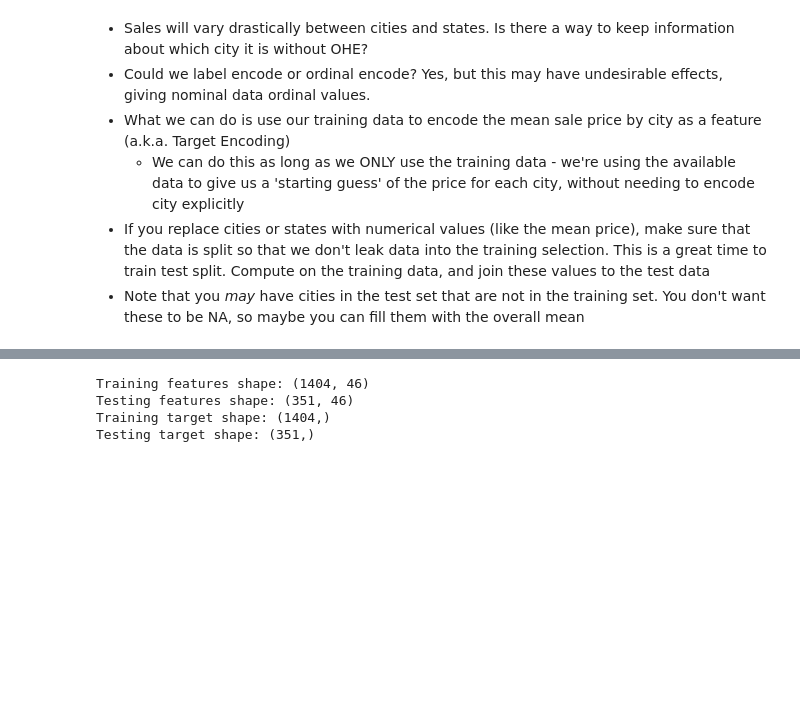
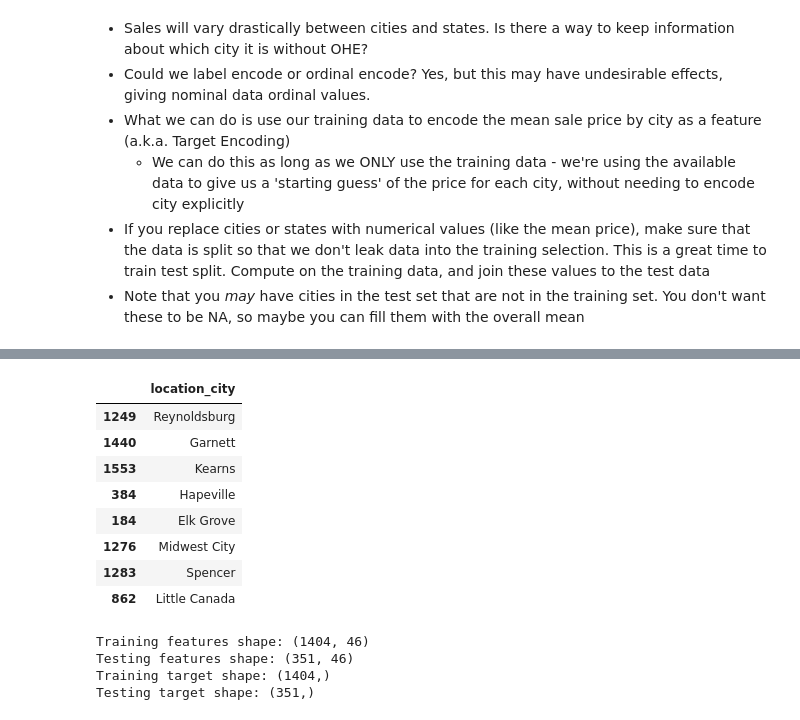
Before and after one commit to MeghanBarritt/midterm_project_datasci, a Jupyter notebook: notebooks/1 - EDA.ipynb, the cells around one changed output, grey strips where cells are left out. Saved outputs shown, nothing was run; the diff lists cells and outputs as text; code cells hidden in the pictures; blank space fills up the shorter version.

```diff
--- a/notebooks/1 - EDA.ipynb
+++ b/notebooks/1 - EDA.ipynb
@@ -757,3 +797,15 @@ X_test['city_target_encoded'] = X_test['location_city'].map(city_price_mean)
+# %%
+X_test[X_test['city_target_encoded'].isna()][['location_city']]
+# %% [output]
+|  | location_city |
+| 1249 | Reynoldsburg |
+| 1440 | Garnett |
+| 1553 | Kearns |
+| 384 | Hapeville |
+| 184 | Elk Grove |
+| 1276 | Midwest City |
+| 1283 | Spencer |
+| 862 | Little Canada |
 # %%
 # We can drop original non-numeric columns if they're no longer needed
 X_train = X_train.drop(['location_state', 'location_city'], axis=1)
```
Also changed, not shown: parts of 8 cells of this notebook, 5 other files.
